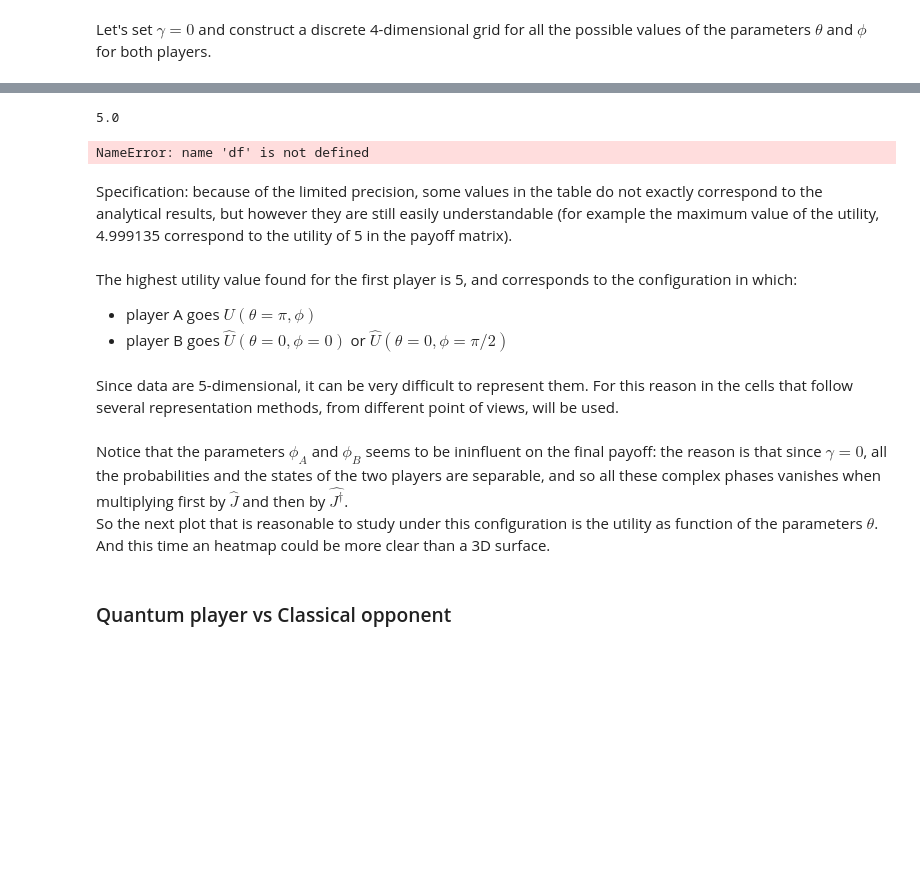
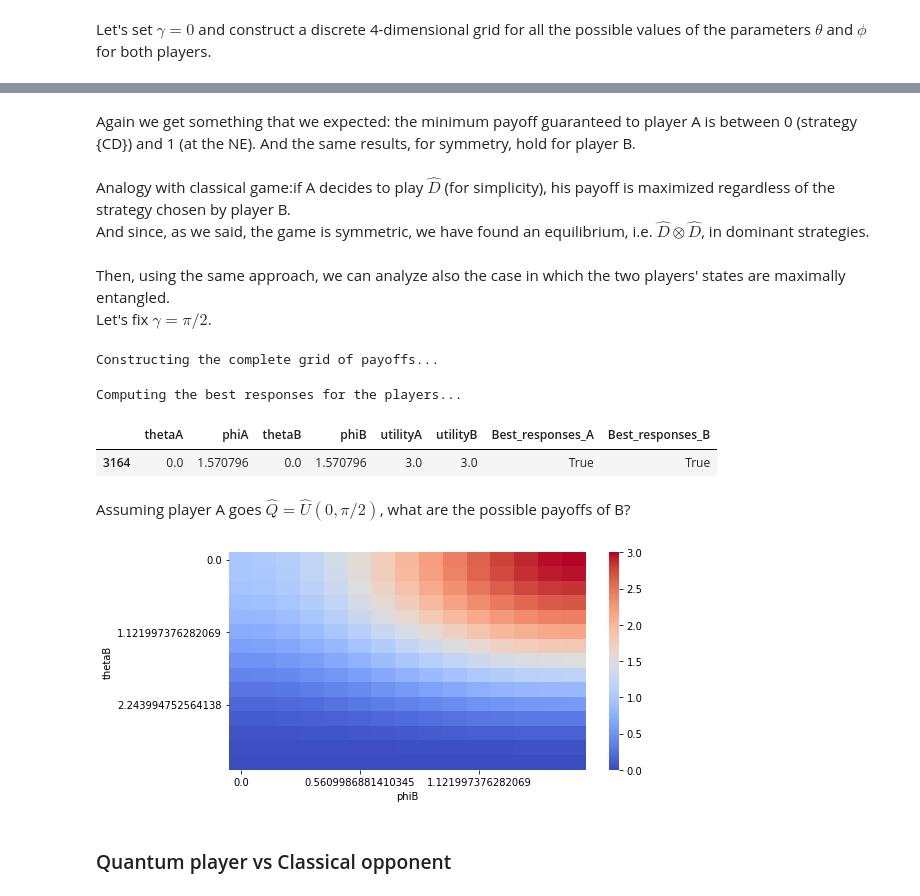
Before and after one commit to MattiaPujatti/A-Brief-Introduction-to-Quantum-Game-Theory, a Jupyter notebook: Quantum 2x2 Games.ipynb, the cells around one changed output, grey strips where cells are left out. Saved outputs shown, nothing was run; the diff lists cells and outputs as text; code cells hidden in the pictures; blank space fills up the shorter version.

```diff
--- a/Quantum 2x2 Games.ipynb
+++ b/Quantum 2x2 Games.ipynb
@@ -196,19 +321,26 @@ NameError: name 'grid' is not defined
+# %% [markdown]
+Again we get something that we expected: the minimum payoff guaranteed to player A is between 0 (strategy {CD}) and 1 (at the NE). And the same results, for symmetry, hold for player B.
+# %% [markdown]
+Analogy with classical game:if A decides to play $\hat{D}$ (for simplicity), his payoff is maximized regardless of the strategy chosen by player B. <br>
+And since, as we said, the game is symmetric, we have found an equilibrium, i.e. $\hat{D}\otimes\hat{D}$, in dominant strategies.
+# %% [markdown]
+Then, using the same approach, we can analyze also the case in which the two players' states are maximally entangled. <br>
+Let's fix $\gamma=\pi/2$.
+# %%
+brs_pd_me = Nash_Equilibrium(thetaA, phiA, thetaB, phiB, payoff_matrix_pd, np.pi/2)
+
+# The joint strategies that are NE are simoultanoeus best responses
+ne_qpd_me = brs_pd_me[brs_pd_me["Best_responses_A"] & brs_pd_me["Best_responses_B"]]
+# %% [output]
+Constructing the complete grid of payoffs...
+Computing the best responses for the players...
+# %%
+#pd.set_option('display.max_rows', None)
+display(ne_qpd_me)
+# %% [output]
+|  | thetaA | phiA | thetaB | phiB | utilityA | utilityB | Best_responses_A | Best_responses_B |
+| 3164 | 0.0 | 1.570796 | 0.0 | 1.570796 | 3.0 | 3.0 | True | True |
+# %% [markdown]
+Assuming player A goes $\hat{Q} = \hat{U}(0,\pi/2)$, what are the possible payoffs of B?
 # %%
-
-payoff_grid([np.pi], [0], thetaB, phiB, payoff_matrix_pd, 0).max()["utilityA"]
+grid_me_AQ = payoff_grid([0], [np.pi/2], thetaB, phiB, payoff_matrix_pd, np.pi/2, True)
-# %% [output]
-5.0
-# %%
-max_util = max(df["utilityA"])
-df[df["utilityA"]==max_util]
-# %% [output]
-NameError: name 'df' is not defined
-# %% [markdown]
-Specification: because of the limited precision, some values in the table do not exactly correspond to the analytical results, but however they are still easily understandable (for example the maximum value of the utility, 4.999135 correspond to the utility of 5 in the payoff matrix).
-# %% [markdown]
-The highest utility value found for the first player is 5, and corresponds to the configuration in which:
-
-* player A goes $\hat{U}(\theta=\pi, \phi)$
-* player B goes $\hat{U}(\theta=0, \phi=0)$ or $\hat{U}(\theta=0, \phi=\pi/2)$
-# %% [markdown]
-Since data are 5-dimensional, it can be very difficult to represent them. For this reason in the cells that follow several representation methods, from different point of views, will be used.
@@ -243,3 +346,0 @@ ax2.plot_trisurf(df["thetaB"],df["phiB"], df["utilityA"],
-# %% [markdown]
-Notice that the parameters $\phi_A$ and $\phi_B$ seems to be ininfluent on the final payoff: the reason is that since $\gamma=0$, all the probabilities and the states of the two players are separable, and so all these complex phases vanishes when multiplying first by $\hat{J}$ and then by $\hat{J^\dagger}$. <br>
-So the next plot that is reasonable to study under this configuration is the utility as function of the parameters $\theta$. And this time an heatmap could be more clear than a 3D surface.
@@ -248,3 +347,12 @@ plt.imshow(np.outer(thetaA, thetaB))
+# %%
+# Plot the results as a heatmap
+fig = plt.figure(figsize=(8,4))
+
+grid_me_AQ_pivot = grid_me_AQ.pivot("thetaB", "phiB", "utilityB")
+
+ax = sns.heatmap(grid_me_AQ_pivot, xticklabels=5, yticklabels=5, cmap="coolwarm")
+# %% [output]
+[figure, added]
 # %% [markdown]
 ### Quantum player vs Classical opponent
 # %% [markdown]
```
Also changed, not shown: parts of 29 cells of this notebook, 8 other files.
